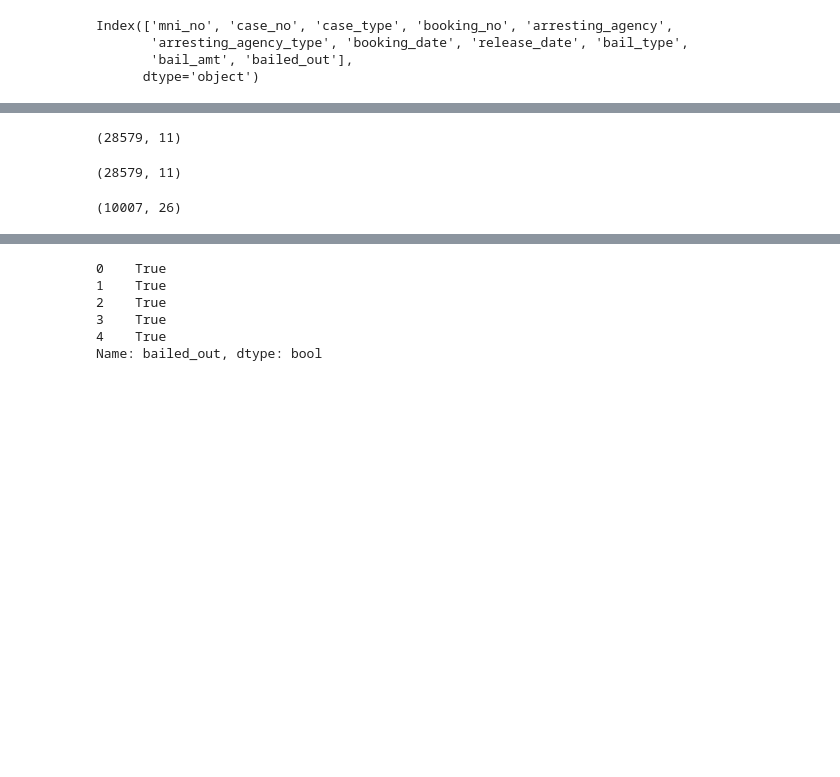
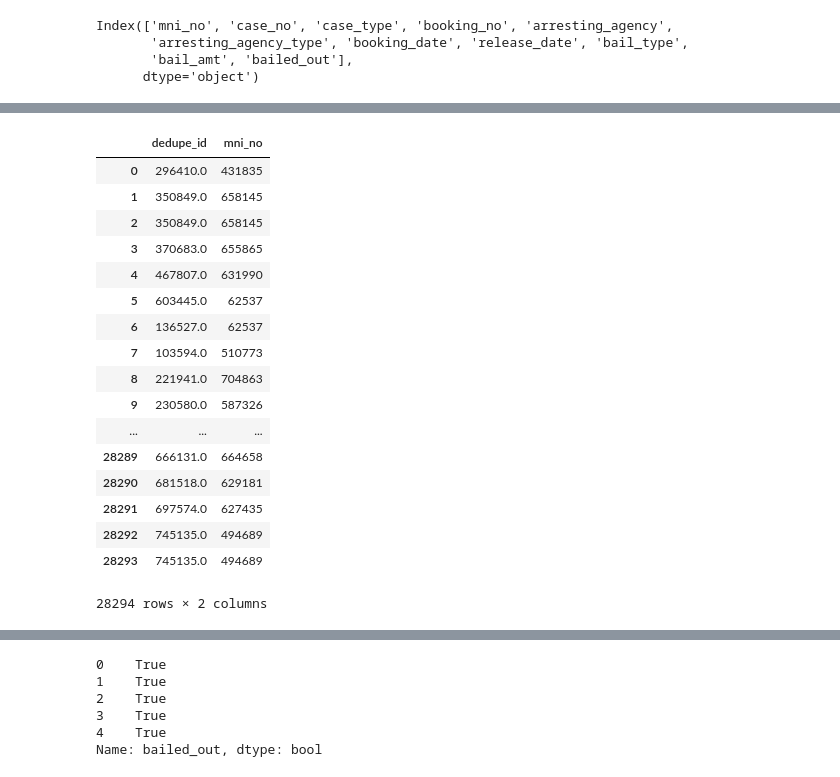
Before and after one commit to tianchu-shu/syntaxerror, a Jupyter notebook: Pre-process (clean).ipynb, the cells around one changed output, grey strips where cells are left out. Drawn from its saved outputs; the diff is of its cells as text; code cells hidden in the pictures; blank space fills up the shorter version.

```diff
--- a/Pre-process (clean).ipynb
+++ b/Pre-process (clean).ipynb
@@ -71,0 +94,4 @@ person = person.drop_duplicates(['hash_ssn'])
+# %%
+jailbooking = jailbooking.dropna(subset =['mni_no'])
+# %%
+jailbooking = jailbooking.drop_duplicates(['booking_no'])
@@ -72,5 +102,5 @@ person = person.drop_duplicates(['hash_ssn'])
 # %%
-df = pd.merge(health, person[['hash_ssn', 'mni_no']], on='hash_ssn', how='inner')
+df = pd.merge(health, jailbooking, on='mni_no', how='inner')
 # %%
 df.shape
 # %% [output]
@@ -87,17 +108,24 @@ df.tail()
-# %%
-jailbooking.shape
-# %% [output]
-(28579, 11)
-# %%
-jailbooking.shape
-# %% [output]
-(28579, 11)
-# %%
-df = pd.merge(df, jailbooking, on='mni_no', how='inner')
-# %%
-df.shape
-# %% [output]
-(10007, 26)
+# %%
+df[['dedupe_id','mni_no']]
+# %% [output]
+|  | dedupe_id | mni_no |
+| 0 | 296410.0 | 431835 |
+| 1 | 350849.0 | 658145 |
+| 2 | 350849.0 | 658145 |
+| 3 | 370683.0 | 655865 |
+| 4 | 467807.0 | 631990 |
+| 5 | 603445.0 | 62537 |
+| 6 | 136527.0 | 62537 |
+| 7 | 103594.0 | 510773 |
+| 8 | 221941.0 | 704863 |
+| 9 | 230580.0 | 587326 |
+| ... | ... | ... |
+| 28289 | 666131.0 | 664658 |
+| 28290 | 681518.0 | 629181 |
+| 28291 | 697574.0 | 627435 |
+| 28292 | 745135.0 | 494689 |
+| 28293 | 745135.0 | 494689 |
+28294 rows × 2 columns
 # %%
 df.columns
 # %% [output]
```
Also changed, not shown: parts of 59 cells of this notebook.
